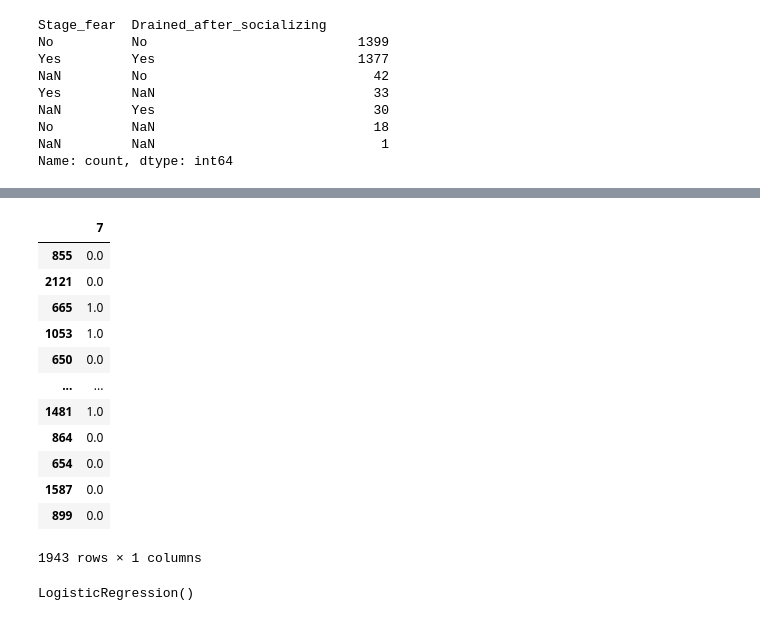
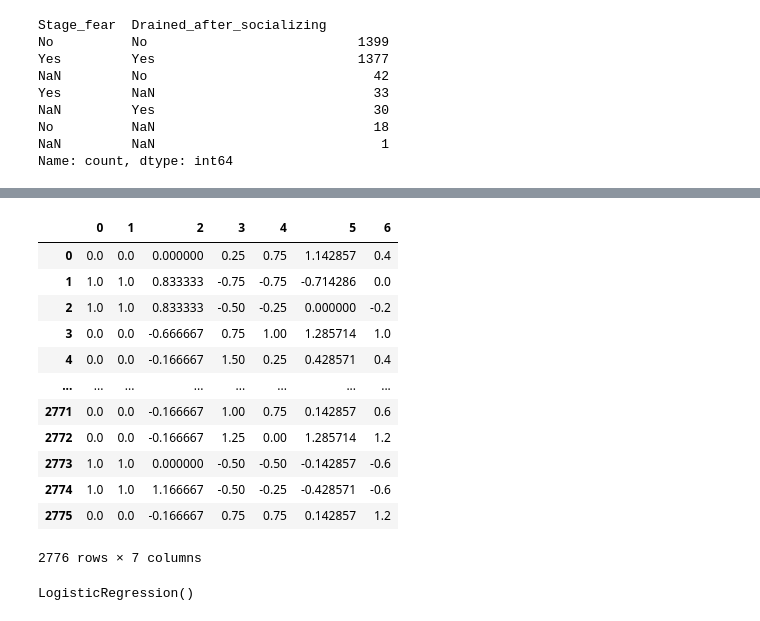
Before and after one commit to loumishima/my1stmlops, a Jupyter notebook: notebooks/model.ipynb, the cells around one changed output, grey strips where cells are left out. Cells and saved outputs as stored; diff of their text form; code cells hidden in the pictures.

Commit message:
Separate label preprocessing from feature data

```diff
--- a/notebooks/model.ipynb
+++ b/notebooks/model.ipynb
@@ -52,17 +52,10 @@ categoric_preprocessor = Pipeline(
     ]
 )
 
-label_preprocessing = Pipeline(
-    steps = [
-        ('onehot', OneHotEncoder(drop='if_binary')),
-    ]
-)
-
 feature_preprocessing = ColumnTransformer(
     transformers=[
     ('cat', categoric_preprocessor, categoric_columns),
     ('num', numeric_preprocessor, make_column_selector(dtype_include='number')),
-    ('label', label_preprocessing, label)
     ]
 )
 # %%
@@ -72,7 +65,6 @@ def remove_categorical_nas(X: pd.DataFrame, columns) -> pd.DataFrame:
 preprocessing = Pipeline(
     steps=[
         ('drop_cat_nas', FunctionTransformer(remove_categorical_nas, kw_args={'columns': categoric_columns})),
-        ('preprocessing', feature_preprocessing),
     ]
 )
 # %%
@@ -96,21 +99,23 @@ clean_data
+# %%
+features = feature_preprocessing.fit_transform(clean_data.drop(columns=['Personality']))
+
+pd.DataFrame(features)
+# %% [output]
+|  | 0 | 1 | 2 | 3 | 4 | 5 | 6 |
+| 0 | 0.0 | 0.0 | 0.000000 | 0.25 | 0.75 | 1.142857 | 0.4 |
+| 1 | 1.0 | 1.0 | 0.833333 | -0.75 | -0.75 | -0.714286 | 0.0 |
+| 2 | 1.0 | 1.0 | 0.833333 | -0.50 | -0.25 | 0.000000 | -0.2 |
+| 3 | 0.0 | 0.0 | -0.666667 | 0.75 | 1.00 | 1.285714 | 1.0 |
+| 4 | 0.0 | 0.0 | -0.166667 | 1.50 | 0.25 | 0.428571 | 0.4 |
+| ... | ... | ... | ... | ... | ... | ... | ... |
+| 2771 | 0.0 | 0.0 | -0.166667 | 1.00 | 0.75 | 0.142857 | 0.6 |
+| 2772 | 0.0 | 0.0 | -0.166667 | 1.25 | 0.00 | 1.285714 | 1.2 |
+| 2773 | 1.0 | 1.0 | 0.000000 | -0.50 | -0.50 | -0.142857 | -0.6 |
+| 2774 | 1.0 | 1.0 | 1.166667 | -0.50 | -0.25 | -0.428571 | -0.6 |
+| 2775 | 0.0 | 0.0 | -0.166667 | 0.75 | 0.75 | 0.142857 | 1.2 |
+2776 rows × 7 columns
 # %%
-label = clean_data.iloc[:, [-1]]
-features = clean_data.iloc[:, :-1]
 X_train, X_test, y_train, y_test = train_test_split(features, label, test_size=0.3)
-# %% [output]
-|  | 7 |
-| 855 | 0.0 |
-| 2121 | 0.0 |
-| 665 | 1.0 |
-| 1053 | 1.0 |
-| 650 | 0.0 |
-| ... | ... |
-| 1481 | 1.0 |
-| 864 | 0.0 |
-| 654 | 0.0 |
-| 1587 | 0.0 |
-| 899 | 0.0 |
-1943 rows × 1 columns
 # %%
 lr = LogisticRegression()
 
```
Also changed, not shown: parts of 4 cells of this notebook.
